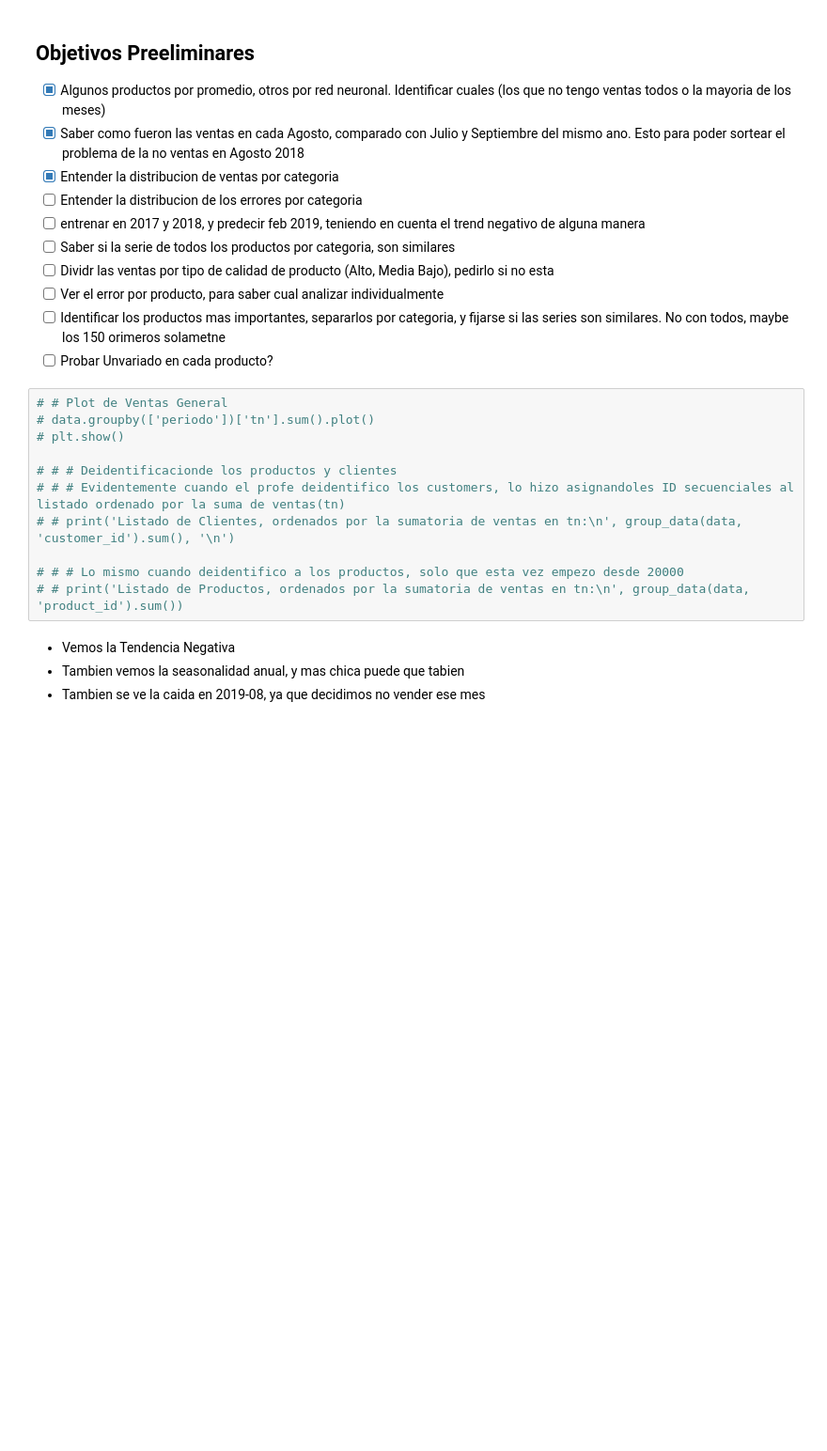
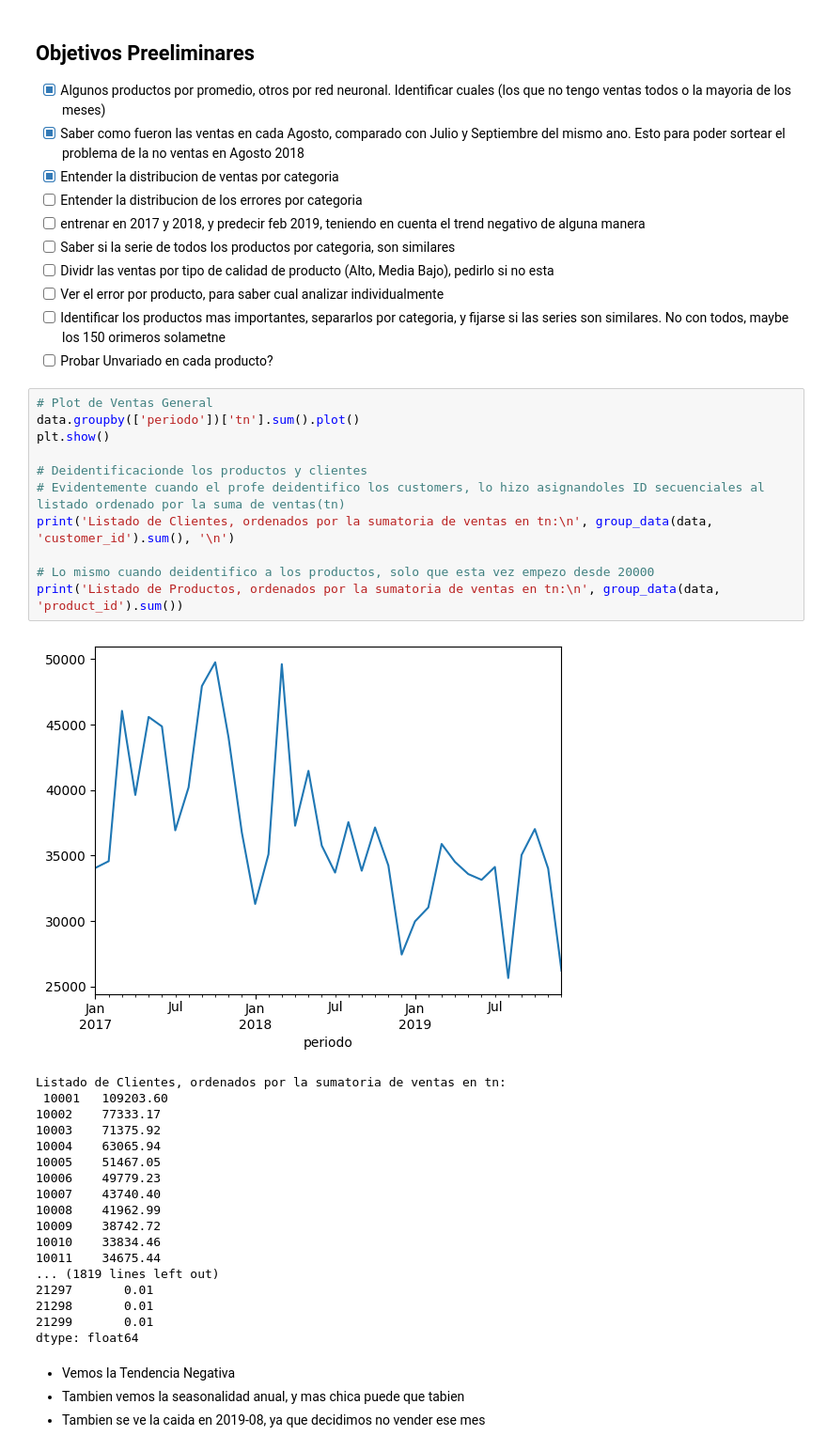
Before and after one commit to AndresMontesDeOca/Laboratorio3, a Jupyter notebook: Experimento.ipynb, the cells around one changed output. Shown at 94% size. Saved outputs shown, nothing was run; the diff lists cells and outputs as text; blank space fills up the shorter version.

```diff
--- a/Experimento.ipynb
+++ b/Experimento.ipynb
@@ -4377,16 +4382,35 @@ check_preddictions_files(path_data + 'Predicciones_cat1_cat2//')
 *[ ] Identificar los productos mas importantes, separarlos por categoria, y fijarse si las series son similares. No con todos, maybe los 150 orimeros solametne
 *[ ] Probar Unvariado en cada producto?
 # %%
-# # Plot de Ventas General
-# data.groupby(['periodo'])['tn'].sum().plot()
-# plt.show()
+# Plot de Ventas General
+data.groupby(['periodo'])['tn'].sum().plot()
+plt.show()
 
-# # # Deidentificacionde los productos y clientes
-# # # Evidentemente cuando el profe deidentifico los customers, lo hizo asignandoles ID secuenciales al listado ordenado por la suma de ventas(tn)
-# # print('Listado de Clientes, ordenados por la sumatoria de ventas en tn:\n', group_data(data, 'customer_id').sum(), '\n')
+# Deidentificacionde los productos y clientes
+# Evidentemente cuando el profe deidentifico los customers, lo hizo asignandoles ID secuenciales al listado ordenado por la suma de ventas(tn)
+print('Listado de Clientes, ordenados por la sumatoria de ventas en tn:\n', group_data(data, 'customer_id').sum(), '\n')
 
-# # # Lo mismo cuando deidentifico a los productos, solo que esta vez empezo desde 20000
-# # print('Listado de Productos, ordenados por la sumatoria de ventas en tn:\n', group_data(data, 'product_id').sum())
+# Lo mismo cuando deidentifico a los productos, solo que esta vez empezo desde 20000
+print('Listado de Productos, ordenados por la sumatoria de ventas en tn:\n', group_data(data, 'product_id').sum())
+# %% [output]
+[figure, added]
+Listado de Clientes, ordenados por la sumatoria de ventas en tn:
+ 10001   109203.60
+10002    77333.17
+10003    71375.92
+10004    63065.94
+10005    51467.05
+10006    49779.23
+10007    43740.40
+10008    41962.99
+10009    38742.72
+10010    33834.46
+10011    34675.44
+... (1819 lines left out)
+21297       0.01
+21298       0.01
+21299       0.01
+dtype: float64
 # %% [markdown]
 * Vemos la Tendencia Negativa
 * Tambien vemos la seasonalidad anual, y mas chica puede que tabien
```
Also changed, not shown: parts of 12 cells of this notebook.
